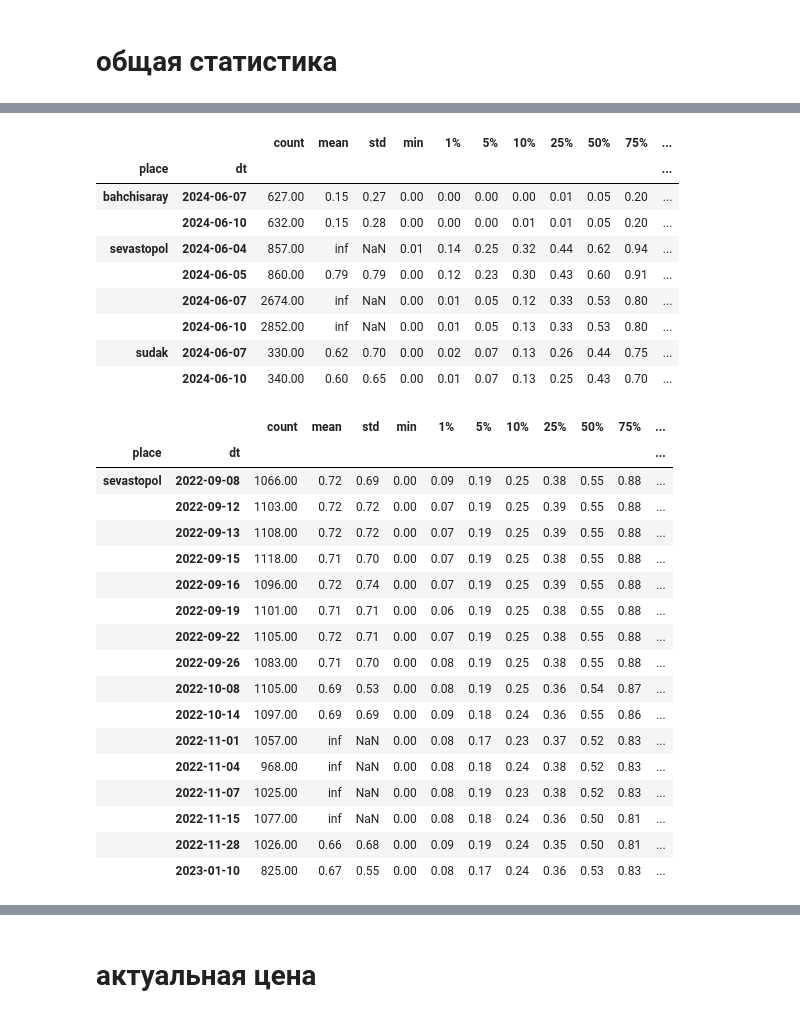
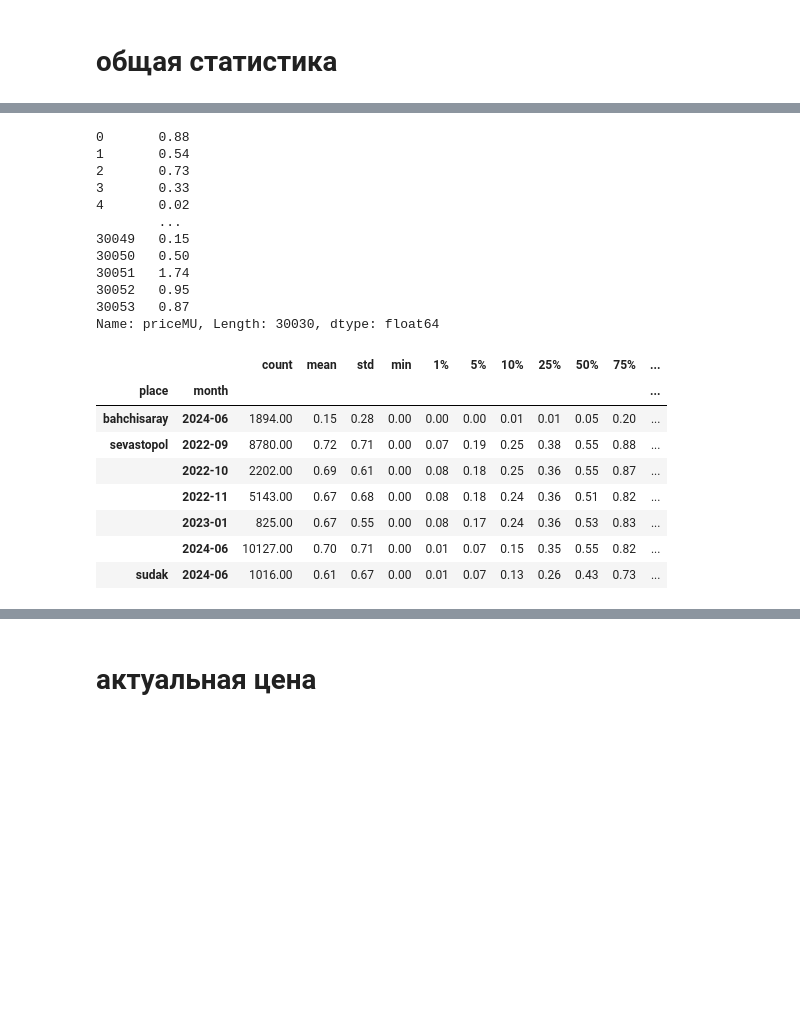
Before and after one commit to smechanoid/avito-parser, a Jupyter notebook: 06b-analysis-land-unit.ipynb, the cells around one changed output, grey strips where cells are left out. Saved outputs shown, nothing was run; the diff lists cells and outputs as text; code cells hidden in the pictures; blank space fills up the shorter version.

```diff
--- a/06b-analysis-land-unit.ipynb
+++ b/06b-analysis-land-unit.ipynb
@@ -72,3 +72,5 @@ del df_
+# %%
+df['month'] = df['ts'].dt.to_period('M')
 # %%
 display( len(df) )
 df = df.query('priceM>1e-3').reset_index(drop=True)
@@ -164,4 +166,4 @@ datetime.date(2024, 6, 10)
 # %%
-gdf_history = gdf.query(f'dt <= @history_date')
-gdf = gdf.query(f'dt > @history_date')
+# gdf_history = gdf.query(f'dt <= @history_date')
+# gdf = gdf.query(f'dt > @history_date')
 # %%
@@ -223,47 +226,44 @@ gdf.query('place=="sevastopol"')[['title','address','priceM','geometry']].sample
+# %%
+gdf.loc[ gdf['priceMU']==np.inf, 'priceMU'] = None
+gdf['priceMU'].fillna( gdf['priceMU'].max()+1. )
+# %% [output]
+0       0.88
+1       0.54
+2       0.73
+3       0.33
+4       0.02
+        ...
+30049   0.15
+30050   0.50
+30051   1.74
+30052   0.95
+30053   0.87
+Name: priceMU, Length: 30030, dtype: float64
 # %%
 percentiles=[.01,.05,.1,.25,.5,.75,.9]
 stat = (
     gdf
-    .groupby(['place','dt'],observed=True)
+    .groupby(['place','month'],observed=True)
     ['priceMU'].describe(percentiles=percentiles)
 )
 
-stat_history = (
-    gdf_history.groupby(['place','dt'],observed=True)
-    ['priceMU'].describe(percentiles=percentiles)
-)
+# stat_history = (
+#     gdf_history.groupby(['place','dt'],observed=True)
+#     ['priceMU'].describe(percentiles=percentiles)
+# )
 
 display( stat )
-display( stat_history )
+# display( stat_history )
 # %% [output]
 |  |  | count | mean | std | min | 1% | 5% | 10% | 25% | 50% | 75% | ... |
-| place | dt |  |  |  |  |  |  |  |  |  |  | ... |
-| bahchisaray | 2024-06-07 | 627.00 | 0.15 | 0.27 | 0.00 | 0.00 | 0.00 | 0.00 | 0.01 | 0.05 | 0.20 | ... |
-|  | 2024-06-10 | 632.00 | 0.15 | 0.28 | 0.00 | 0.00 | 0.00 | 0.01 | 0.01 | 0.05 | 0.20 | ... |
-| sevastopol | 2024-06-04 | 857.00 | inf | NaN | 0.01 | 0.14 | 0.25 | 0.32 | 0.44 | 0.62 | 0.94 | ... |
-|  | 2024-06-05 | 860.00 | 0.79 | 0.79 | 0.00 | 0.12 | 0.23 | 0.30 | 0.43 | 0.60 | 0.91 | ... |
-|  | 2024-06-07 | 2674.00 | inf | NaN | 0.00 | 0.01 | 0.05 | 0.12 | 0.33 | 0.53 | 0.80 | ... |
-|  | 2024-06-10 | 2852.00 | inf | NaN | 0.00 | 0.01 | 0.05 | 0.13 | 0.33 | 0.53 | 0.80 | ... |
-| sudak | 2024-06-07 | 330.00 | 0.62 | 0.70 | 0.00 | 0.02 | 0.07 | 0.13 | 0.26 | 0.44 | 0.75 | ... |
-|  | 2024-06-10 | 340.00 | 0.60 | 0.65 | 0.00 | 0.01 | 0.07 | 0.13 | 0.25 | 0.43 | 0.70 | ... |
+| place | month |  |  |  |  |  |  |  |  |  |  | ... |
+| bahchisaray | 2024-06 | 1894.00 | 0.15 | 0.28 | 0.00 | 0.00 | 0.00 | 0.01 | 0.01 | 0.05 | 0.20 | ... |
+| sevastopol | 2022-09 | 8780.00 | 0.72 | 0.71 | 0.00 | 0.07 | 0.19 | 0.25 | 0.38 | 0.55 | 0.88 | ... |
+|  | 2022-10 | 2202.00 | 0.69 | 0.61 | 0.00 | 0.08 | 0.18 | 0.25 | 0.36 | 0.55 | 0.87 | ... |
+|  | 2022-11 | 5143.00 | 0.67 | 0.68 | 0.00 | 0.08 | 0.18 | 0.24 | 0.36 | 0.51 | 0.82 | ... |
+|  | 2023-01 | 825.00 | 0.67 | 0.55 | 0.00 | 0.08 | 0.17 | 0.24 | 0.36 | 0.53 | 0.83 | ... |
+|  | 2024-06 | 10127.00 | 0.70 | 0.71 | 0.00 | 0.01 | 0.07 | 0.15 | 0.35 | 0.55 | 0.82 | ... |
+| sudak | 2024-06 | 1016.00 | 0.61 | 0.67 | 0.00 | 0.01 | 0.07 | 0.13 | 0.26 | 0.43 | 0.73 | ... |
-|  |  | count | mean | std | min | 1% | 5% | 10% | 25% | 50% | 75% | ... |
-| place | dt |  |  |  |  |  |  |  |  |  |  | ... |
-| sevastopol | 2022-09-08 | 1066.00 | 0.72 | 0.69 | 0.00 | 0.09 | 0.19 | 0.25 | 0.38 | 0.55 | 0.88 | ... |
-|  | 2022-09-12 | 1103.00 | 0.72 | 0.72 | 0.00 | 0.07 | 0.19 | 0.25 | 0.39 | 0.55 | 0.88 | ... |
-|  | 2022-09-13 | 1108.00 | 0.72 | 0.72 | 0.00 | 0.07 | 0.19 | 0.25 | 0.39 | 0.55 | 0.88 | ... |
-|  | 2022-09-15 | 1118.00 | 0.71 | 0.70 | 0.00 | 0.07 | 0.19 | 0.25 | 0.38 | 0.55 | 0.88 | ... |
-|  | 2022-09-16 | 1096.00 | 0.72 | 0.74 | 0.00 | 0.07 | 0.19 | 0.25 | 0.39 | 0.55 | 0.88 | ... |
-|  | 2022-09-19 | 1101.00 | 0.71 | 0.71 | 0.00 | 0.06 | 0.19 | 0.25 | 0.38 | 0.55 | 0.88 | ... |
-|  | 2022-09-22 | 1105.00 | 0.72 | 0.71 | 0.00 | 0.07 | 0.19 | 0.25 | 0.38 | 0.55 | 0.88 | ... |
-|  | 2022-09-26 | 1083.00 | 0.71 | 0.70 | 0.00 | 0.08 | 0.19 | 0.25 | 0.38 | 0.55 | 0.88 | ... |
-|  | 2022-10-08 | 1105.00 | 0.69 | 0.53 | 0.00 | 0.08 | 0.19 | 0.25 | 0.36 | 0.54 | 0.87 | ... |
-|  | 2022-10-14 | 1097.00 | 0.69 | 0.69 | 0.00 | 0.09 | 0.18 | 0.24 | 0.36 | 0.55 | 0.86 | ... |
-|  | 2022-11-01 | 1057.00 | inf | NaN | 0.00 | 0.08 | 0.17 | 0.23 | 0.37 | 0.52 | 0.83 | ... |
-|  | 2022-11-04 | 968.00 | inf | NaN | 0.00 | 0.08 | 0.18 | 0.24 | 0.38 | 0.52 | 0.83 | ... |
-|  | 2022-11-07 | 1025.00 | inf | NaN | 0.00 | 0.08 | 0.19 | 0.23 | 0.38 | 0.52 | 0.83 | ... |
-|  | 2022-11-15 | 1077.00 | inf | NaN | 0.00 | 0.08 | 0.18 | 0.24 | 0.36 | 0.50 | 0.81 | ... |
-|  | 2022-11-28 | 1026.00 | 0.66 | 0.68 | 0.00 | 0.09 | 0.19 | 0.24 | 0.35 | 0.50 | 0.81 | ... |
-|  | 2023-01-10 | 825.00 | 0.67 | 0.55 | 0.00 | 0.08 | 0.17 | 0.24 | 0.36 | 0.53 | 0.83 | ... |
 # %%
 # percentiles=[.01,.05,.1,.25,.5,.75,.9]
 # stat = gdf.groupby(['place','area_size_category','dt'],observed=True)['priceM'].describe(percentiles=percentiles)
```
Also changed, not shown: parts of 23 cells of this notebook, 1 other file.
